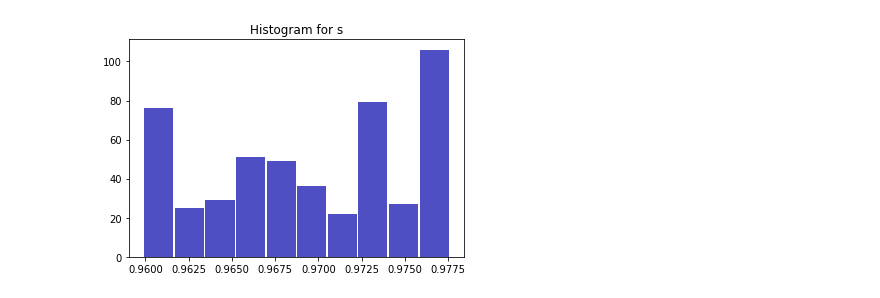
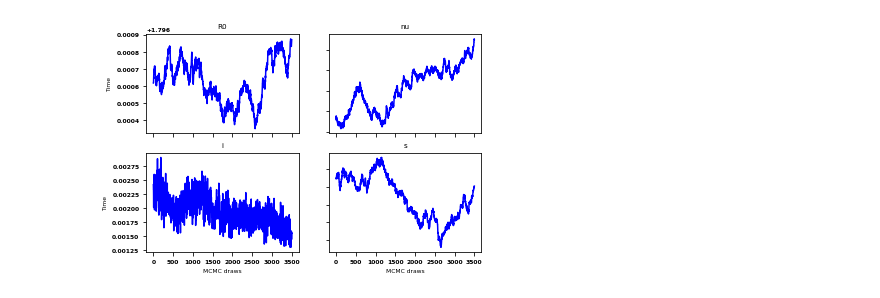
Before and after one commit to CarloGraziani/COVID_Surveillance, a Jupyter notebook: jupyter/mcmc.ipynb, the cells around one changed output. Saved outputs shown, nothing was run; the diff lists cells and outputs as text; code cells hidden in the pictures.

```diff
--- a/jupyter/mcmc.ipynb
+++ b/jupyter/mcmc.ipynb
@@ -295,10 +302,0 @@ plt.savefig('histogram_i.png', dpi=300, bbox_inches='tight')
-# %%
-# Plot Histograms of MCMC draws
-import matplotlib.pyplot as plt
-
-s_sample = s[1500:2000]
-n, bins, patches = plt.hist(x=s_sample, bins='auto', color='#0504aa', alpha=0.7, rwidth=0.95)
-plt.title('Histogram for s')
-plt.savefig('histogram_s.png', dpi=300, bbox_inches='tight')
-# %% [output]
-[figure, removed]
@@ -304,0 +321,25 @@ plt.savefig('histogram_s.png', dpi=300, bbox_inches='tight')
+# %%
+# Plot MCMC evolution
+
+import matplotlib.pyplot as plt
+fig, axs = plt.subplots(2, 2)
+t = list(range(len(s)))
+axs[0, 0].plot(t, R0.numpy(), "b-")
+axs[0, 0].set_title('R0')
+axs[0, 1].plot(t, nu.numpy(), "b-")
+axs[0, 1].set_title('nu')
+axs[1, 0].plot(t, i.numpy(), "b-")
+axs[1, 0].set_title('i')
+axs[1, 1].plot(t, s.numpy(), "b-")
+axs[1, 1].set_title('s')
+
+for ax in axs.flat:
+    ax.set(xlabel='MCMC draws', ylabel='Time')
+
+# Hide x labels and tick labels for top plots and y ticks for right plots.
+for ax in axs.flat:
+    ax.label_outer()
+
+plt.savefig('MCMC_runs.png', dpi=300, bbox_inches='tight')
+# %% [output]
+[figure, added]
```
Also changed, not shown: parts of 22 cells of this notebook.
